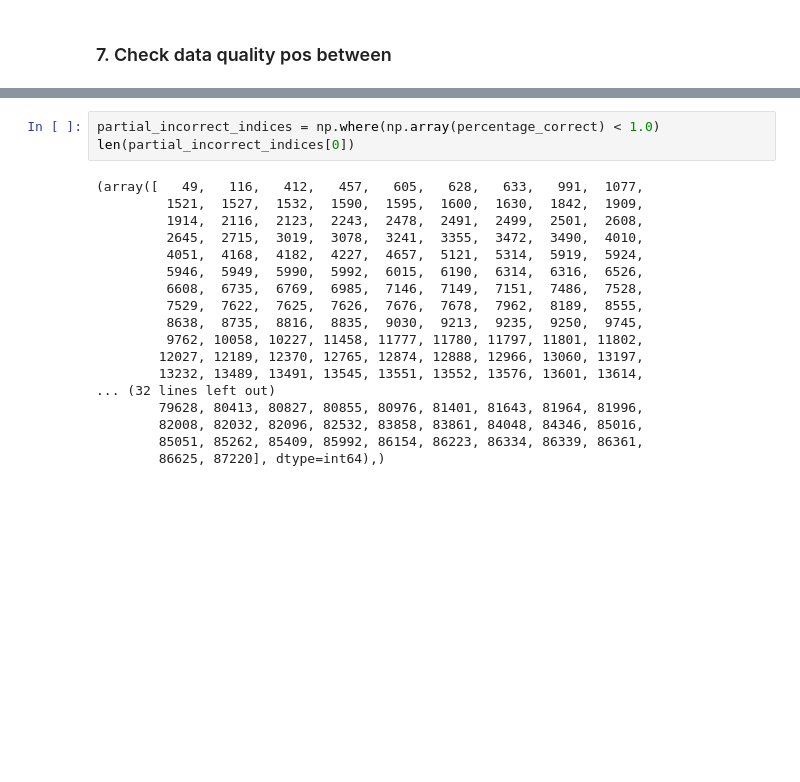
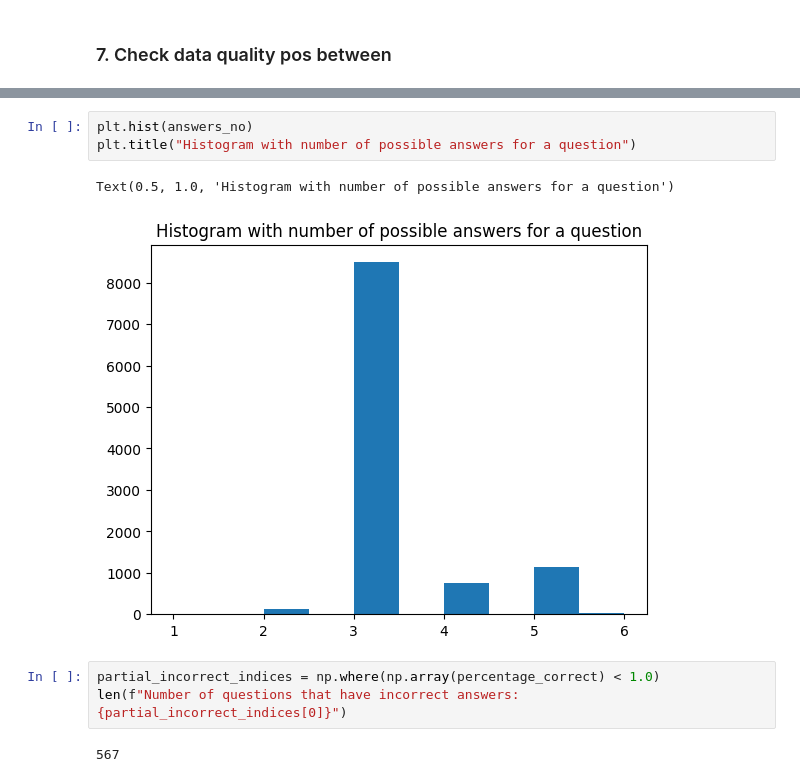
Before and after one commit to CristinaRacovita/tiny-bert-qa-enhancement, a Jupyter notebook: notebooks/data_analysis/analyze_pos_ner.ipynb, the cells around one changed output, grey strips where cells are left out. Saved outputs shown, nothing was run; the diff lists cells and outputs as text; blank space fills up the shorter version.

```diff
--- a/notebooks/data_analysis/analyze_pos_ner.ipynb
+++ b/notebooks/data_analysis/analyze_pos_ner.ipynb
@@ -406,23 +395,13 @@ empty_answers
+# %%
+plt.hist(answers_no)
+plt.title("Histogram with number of possible answers for a question")
+# %% [output]
+Text(0.5, 1.0, 'Histogram with number of possible answers for a question')
+[figure, added]
 # %%
 partial_incorrect_indices = np.where(np.array(percentage_correct) < 1.0)
-len(partial_incorrect_indices[0])
+len(f"Number of questions that have incorrect answers: {partial_incorrect_indices[0]}")
 # %% [output]
-(array([   49,   116,   412,   457,   605,   628,   633,   991,  1077,
-         1521,  1527,  1532,  1590,  1595,  1600,  1630,  1842,  1909,
-         1914,  2116,  2123,  2243,  2478,  2491,  2499,  2501,  2608,
-         2645,  2715,  3019,  3078,  3241,  3355,  3472,  3490,  4010,
-         4051,  4168,  4182,  4227,  4657,  5121,  5314,  5919,  5924,
-         5946,  5949,  5990,  5992,  6015,  6190,  6314,  6316,  6526,
-         6608,  6735,  6769,  6985,  7146,  7149,  7151,  7486,  7528,
-         7529,  7622,  7625,  7626,  7676,  7678,  7962,  8189,  8555,
-         8638,  8735,  8816,  8835,  9030,  9213,  9235,  9250,  9745,
-         9762, 10058, 10227, 11458, 11777, 11780, 11797, 11801, 11802,
-        12027, 12189, 12370, 12765, 12874, 12888, 12966, 13060, 13197,
-        13232, 13489, 13491, 13545, 13551, 13552, 13576, 13601, 13614,
-... (32 lines left out)
-        79628, 80413, 80827, 80855, 80976, 81401, 81643, 81964, 81996,
-        82008, 82032, 82096, 82532, 83858, 83861, 84048, 84346, 85016,
-        85051, 85262, 85409, 85992, 86154, 86223, 86334, 86339, 86361,
-        86625, 87220], dtype=int64),)
+567
 # %%
 plt.boxplot(all_answers_lengths)
```
Also changed, not shown: parts of 14 cells of this notebook, 1 other file.
